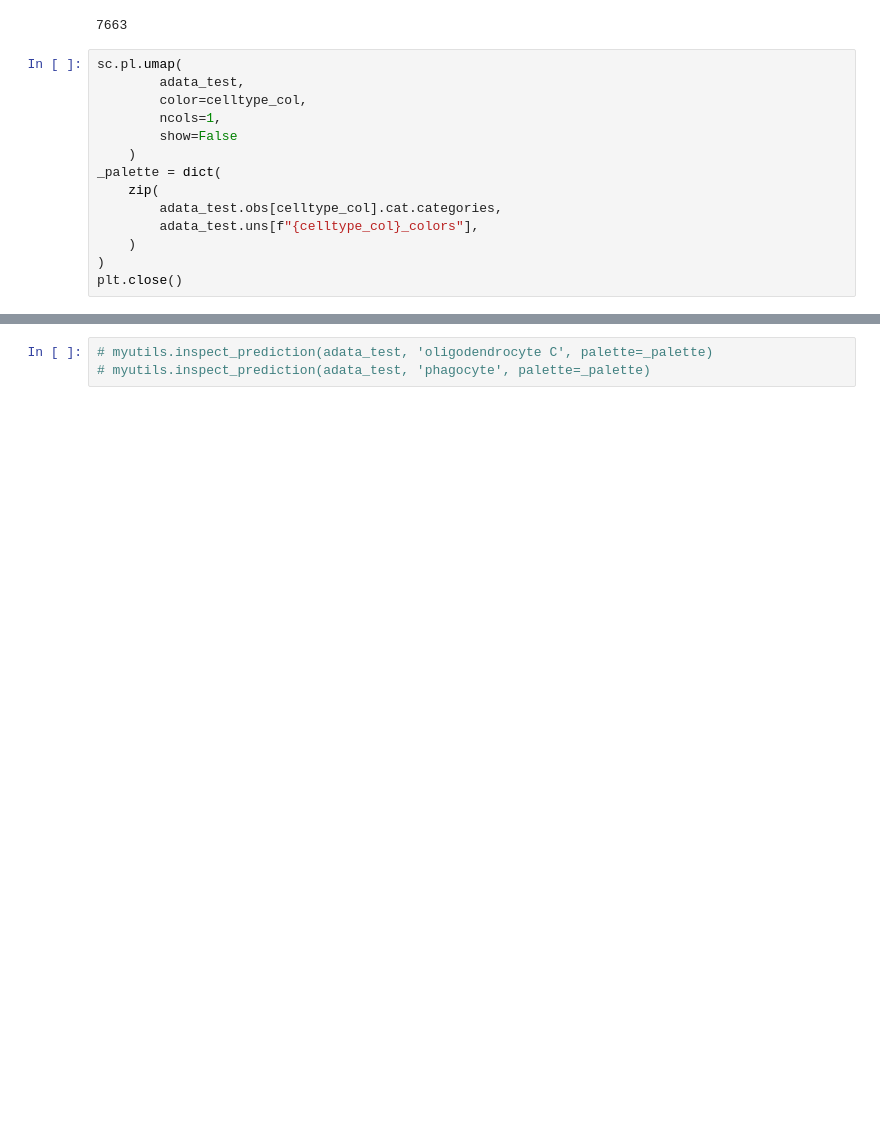
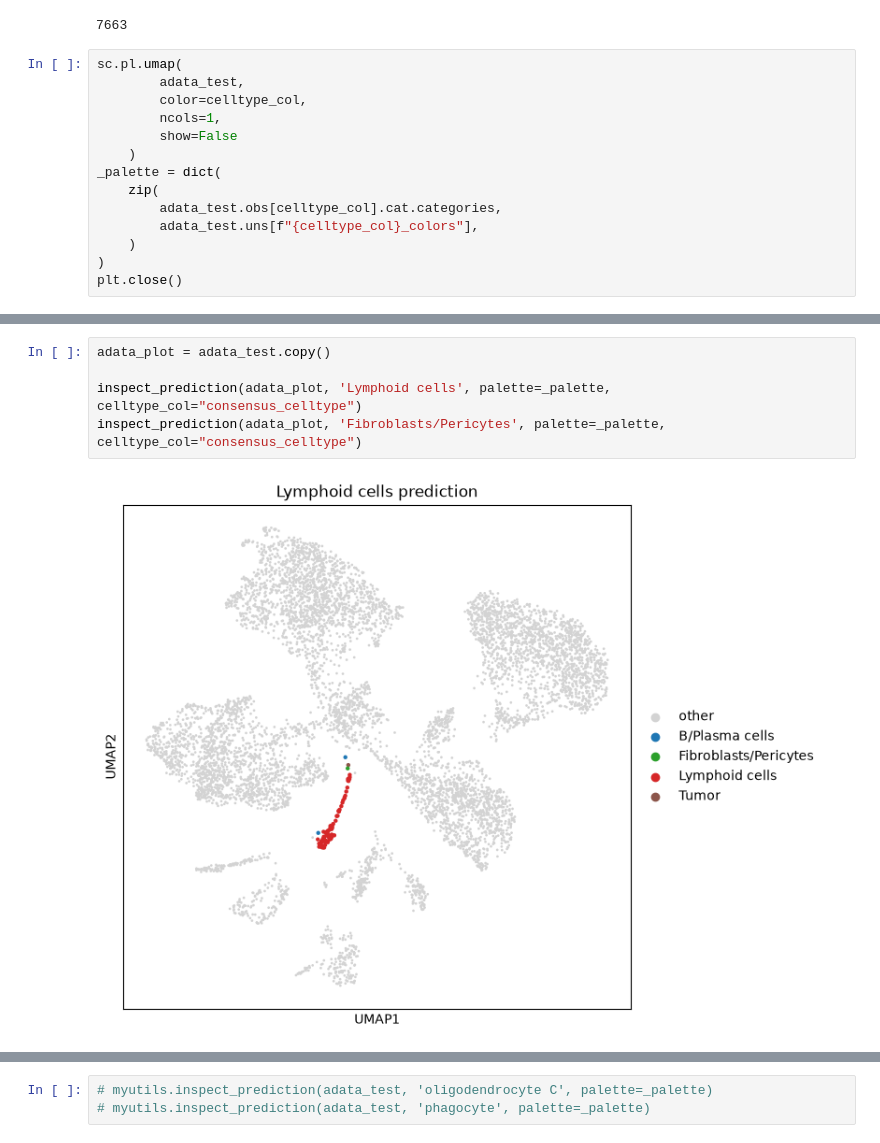
Before and after one commit to SelinaErnst/ClinicalBioinformatics_scGPT_annot_prj, a Jupyter notebook: experiment04-annotation/scripts/04_prediction_results.ipynb, the cells around one changed output, grey strips where cells are left out. Cells and saved outputs as stored; diff of their text form; blank space fills up the shorter version.

```diff
--- a/experiment04-annotation/scripts/04_prediction_results.ipynb
+++ b/experiment04-annotation/scripts/04_prediction_results.ipynb
@@ -88,0 +189,7 @@ if save: plt.savefig(pred_dir / "results.png", dpi=300, bbox_inches="tight")
+# %%
+adata_plot = adata_test.copy()
+
+inspect_prediction(adata_plot, 'Lymphoid cells', palette=_palette, celltype_col="consensus_celltype")
+inspect_prediction(adata_plot, 'Fibroblasts/Pericytes', palette=_palette, celltype_col="consensus_celltype")
+# %% [output]
+[figure, added]
```
Also changed, not shown: parts of 5 cells of this notebook, 9 other files.
